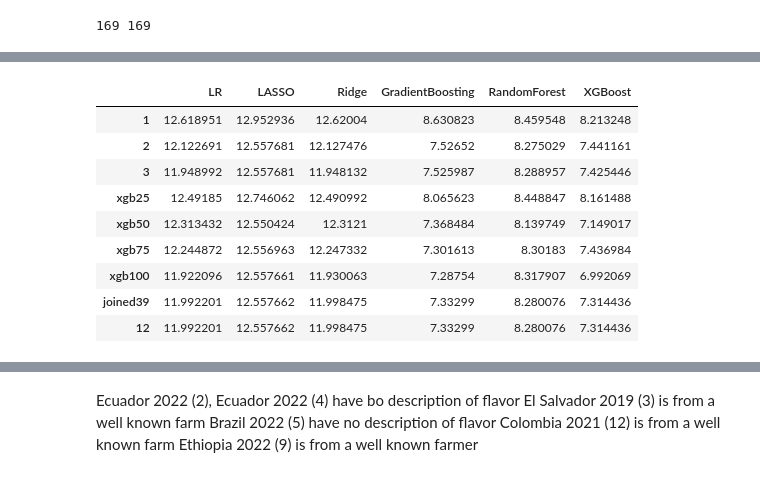
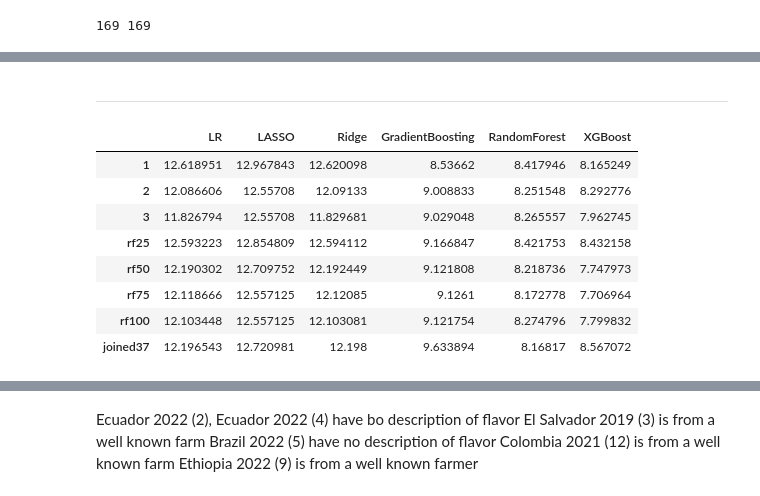
Before and after one commit to yianc2001/COE-Auction-Prediction, a Jupyter notebook: models.ipynb, the cells around one changed output, grey strips where cells are left out. Cells and saved outputs as stored; diff of their text form; code cells hidden in the pictures.

Commit message:
rearrange the layout

```diff
--- a/models.ipynb
+++ b/models.ipynb
@@ -235,8 +217,8 @@ def plot_pred(y_test, y_pred, model, feature_set):
         fig.update_layout(title=f'True and Predicted High_bid of {model} using 75 features selected', xaxis_title='True', yaxis_title='Predicted')
     elif feature_set == 'rf100':
         fig.update_layout(title=f'True and Predicted High_bid of {model} using 100 features selected', xaxis_title='True', yaxis_title='Predicted')
-    elif feature_set == 'joined39':
-        fig.update_layout(title=f'True and Predicted High_bid of model joined using 39 features selected', xaxis_title='True', yaxis_title='Predicted')
+    elif feature_set == 'joined37':
+        fig.update_layout(title=f'True and Predicted High_bid of model joined using 37 features selected', xaxis_title='True', yaxis_title='Predicted')
     # add a diagonal line
     fig.add_trace(go.Scatter(x=[0, 100], y=[0, 100], mode='lines', name='Diagonal'))
     fig.show()
@@ -266,10 +237,0 @@ data[data['High_bid'].isin(compare)]
-# %%
-plot_result = True
-f = 'xgb100'
-feature_set = eval('feature_set_' + f)
-x_train, y_train, x_test, y_test = PreProcess(data, feature_set)
-m = 'XGBoost'
-y_pred, score, mse, mae, rmse = eval(m)(x_train, y_train, x_test, y_test)
-# score_df.loc[f, m] = rmse
-if plot_result:
-    plot_pred_1(y_test, y_pred, m, f)
@@ -372,10 +327,10 @@ fig.show()
 # %%
-# 取交集 feature_importance_rf 前75和 feature_importance_xgb前75
-feature_importance_rf = feature_importance_rf[:100]
-feature_importance_xgb = feature_importance_xgb[:100]
+# 取交集 feature_importance_rf 前50和 feature_importance_xgb前50
+feature_importance_rf = feature_importance_rf[:50]
+feature_importance_xgb = feature_importance_xgb[:50]
 feature_set = feature_importance_rf.merge(feature_importance_xgb, on='feature')
 feature_set = feature_set['feature'].tolist()
 feature_set = feature_set + ['High_bid']
 print(len(feature_set))
-feature_set_joined39 = feature_set.copy()
+feature_set_joined37 = feature_set.copy()
 # %% [output]
@@ -403,19 +338,27 @@ feature_set_joined39
+# %% [markdown]
+------
 # %%
-for m in models:
-    feature_set = feature_set_joined39.copy()
+plot_result = 1
+models = ['LR', 'LASSO', 'Ridge', 'GradientBoosting', 'RandomForest', 'XGBoost']
+feature_sets = ['1', '2', '3', 'rf25', 'rf50', 'rf75', 'rf100', 'joined37']
+
+score_df = pd.DataFrame(columns=['LR', 'LASSO', 'Ridge', 'GradientBoosting', 'RandomForest', 'XGBoost'])
+for f in feature_sets:
+    feature_set = eval('feature_set_' + f)
     x_train, y_train, x_test, y_test = PreProcess(data, feature_set)
-    y_pred, score, mse, mae, rmse = eval(m)(x_train, y_train, x_test, y_test)
-    score_df.loc['12', m] = rmse
-    # plot_pred(y_test, y_pred, m, '13')
+    for m in models:
+        y_pred, score, mse, mae, rmse = eval(m)(x_train, y_train, x_test, y_test)
+        score_df.loc[f, m] = rmse
+        if plot_result:
+            plot_pred(y_test, y_pred, m, f)
 score_df
 # %% [output]
 |  | LR | LASSO | Ridge | GradientBoosting | RandomForest | XGBoost |
-| 1 | 12.618951 | 12.952936 | 12.62004 | 8.630823 | 8.459548 | 8.213248 |
-| 2 | 12.122691 | 12.557681 | 12.127476 | 7.52652 | 8.275029 | 7.441161 |
-| 3 | 11.948992 | 12.557681 | 11.948132 | 7.525987 | 8.288957 | 7.425446 |
-| xgb25 | 12.49185 | 12.746062 | 12.490992 | 8.065623 | 8.448847 | 8.161488 |
-| xgb50 | 12.313432 | 12.550424 | 12.3121 | 7.368484 | 8.139749 | 7.149017 |
-| xgb75 | 12.244872 | 12.556963 | 12.247332 | 7.301613 | 8.30183 | 7.436984 |
-| xgb100 | 11.922096 | 12.557661 | 11.930063 | 7.28754 | 8.317907 | 6.992069 |
-| joined39 | 11.992201 | 12.557662 | 11.998475 | 7.33299 | 8.280076 | 7.314436 |
-| 12 | 11.992201 | 12.557662 | 11.998475 | 7.33299 | 8.280076 | 7.314436 |
+| 1 | 12.618951 | 12.967843 | 12.620098 | 8.53662 | 8.417946 | 8.165249 |
+| 2 | 12.086606 | 12.55708 | 12.09133 | 9.008833 | 8.251548 | 8.292776 |
+| 3 | 11.826794 | 12.55708 | 11.829681 | 9.029048 | 8.265557 | 7.962745 |
+| rf25 | 12.593223 | 12.854809 | 12.594112 | 9.166847 | 8.421753 | 8.432158 |
+| rf50 | 12.190302 | 12.709752 | 12.192449 | 9.121808 | 8.218736 | 7.747973 |
+| rf75 | 12.118666 | 12.557125 | 12.12085 | 9.1261 | 8.172778 | 7.706964 |
+| rf100 | 12.103448 | 12.557125 | 12.103081 | 9.121754 | 8.274796 | 7.799832 |
+| joined37 | 12.196543 | 12.720981 | 12.198 | 9.633894 | 8.16817 | 8.567072 |
```
Also changed, not shown: parts of 39 cells of this notebook.
